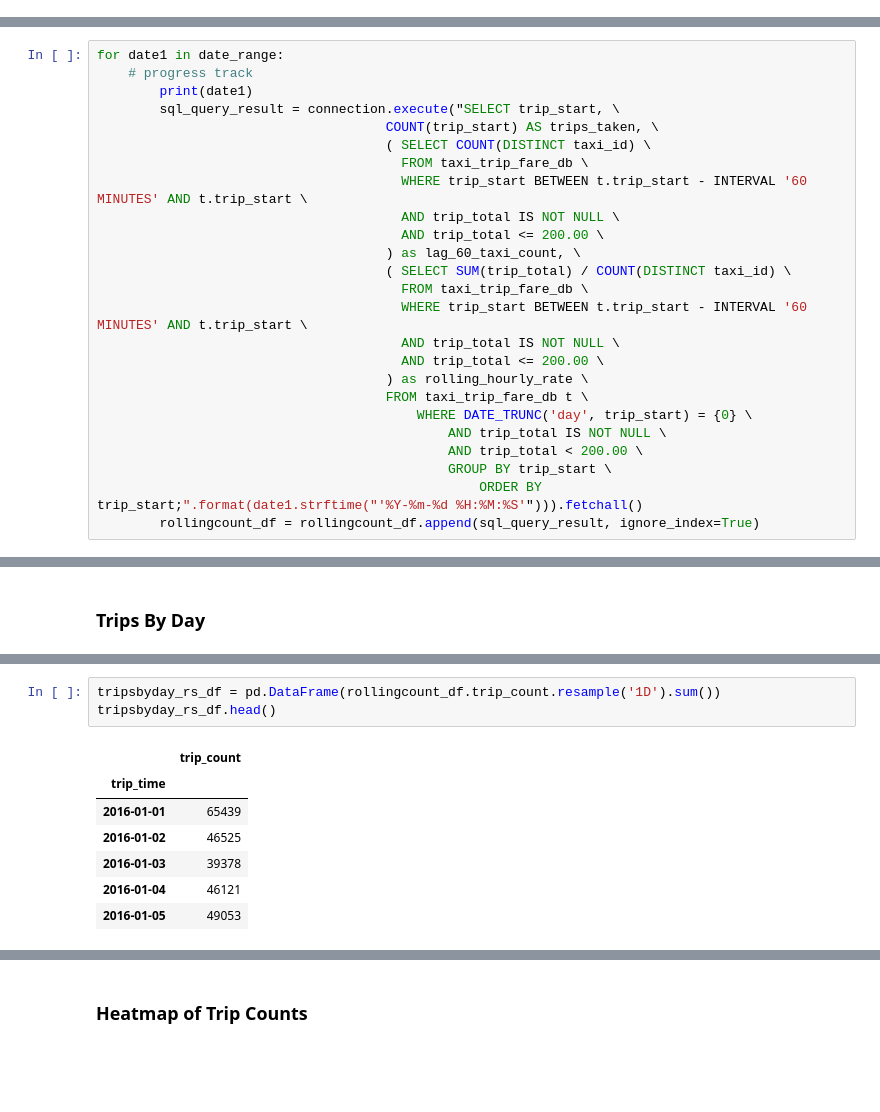
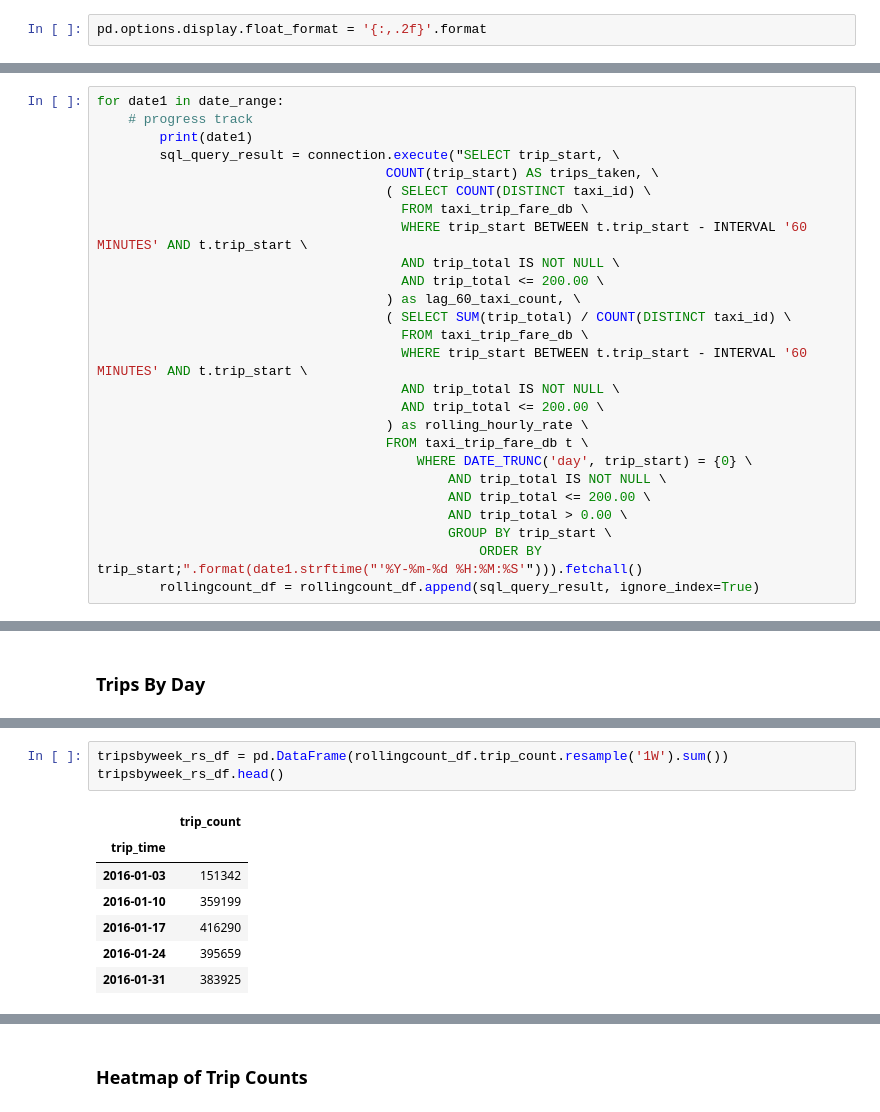
Before and after one commit to byronhousten/chicago_taxi_trips, a Jupyter notebook: data_story.ipynb, the cells around one changed output, grey strips where cells are left out. Drawn from its saved outputs; the diff is of its cells as text; blank space fills up the shorter version.

```diff
--- a/data_story.ipynb
+++ b/data_story.ipynb
@@ -11,0 +23,2 @@ from sqlalchemy import create_engine, MetaData, Table
+# %%
+pd.options.display.float_format = '{:,.2f}'.format
@@ -86,7 +159,8 @@ for date1 in date_range:
                                      FROM taxi_trip_fare_db t \
                                          WHERE DATE_TRUNC('day', trip_start) = {0} \
                                              AND trip_total IS NOT NULL \
-                                             AND trip_total < 200.00 \
+                                             AND trip_total <= 200.00 \
+                                             AND trip_total > 0.00 \
                                              GROUP BY trip_start \
                                                  ORDER BY trip_start;".format(date1.strftime("'%Y-%m-%d %H:%M:%S'"))).fetchall()
         rollingcount_df = rollingcount_df.append(sql_query_result, ignore_index=True)
@@ -132,11 +240,11 @@ sns.distplot(taxisummary_df.revenue, kde=False)
 # %%
-tripsbyday_rs_df = pd.DataFrame(rollingcount_df.trip_count.resample('1D').sum())
-tripsbyday_rs_df.head()
+tripsbyweek_rs_df = pd.DataFrame(rollingcount_df.trip_count.resample('1W').sum())
+tripsbyweek_rs_df.head()
 # %% [output]
 |  | trip_count |
 | trip_time |  |
-| 2016-01-01 | 65439 |
-| 2016-01-02 | 46525 |
-| 2016-01-03 | 39378 |
-| 2016-01-04 | 46121 |
-| 2016-01-05 | 49053 |
+| 2016-01-03 | 151342 |
+| 2016-01-10 | 359199 |
+| 2016-01-17 | 416290 |
+| 2016-01-24 | 395659 |
+| 2016-01-31 | 383925 |
```
Also changed, not shown: parts of 36 cells of this notebook.
